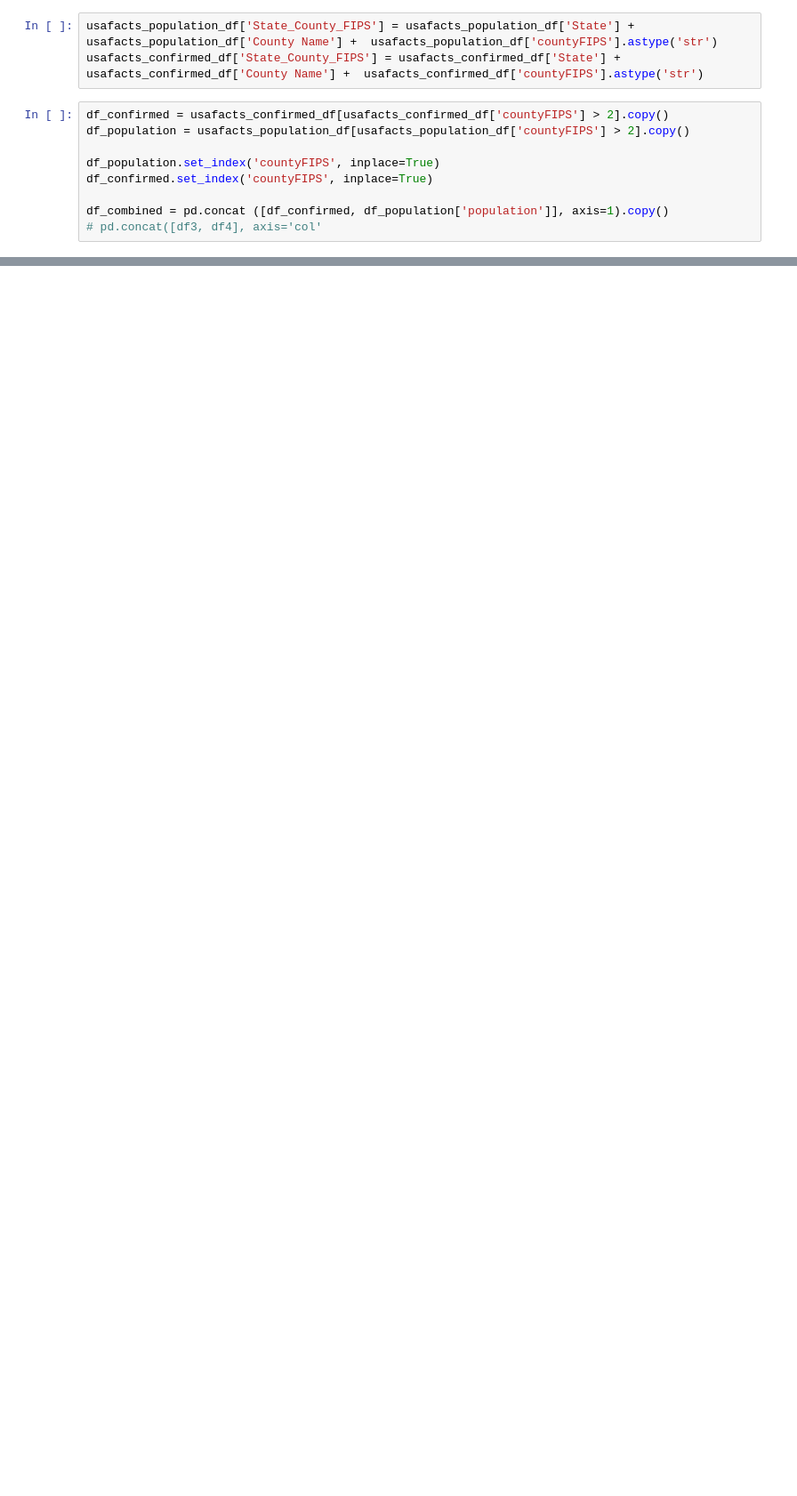
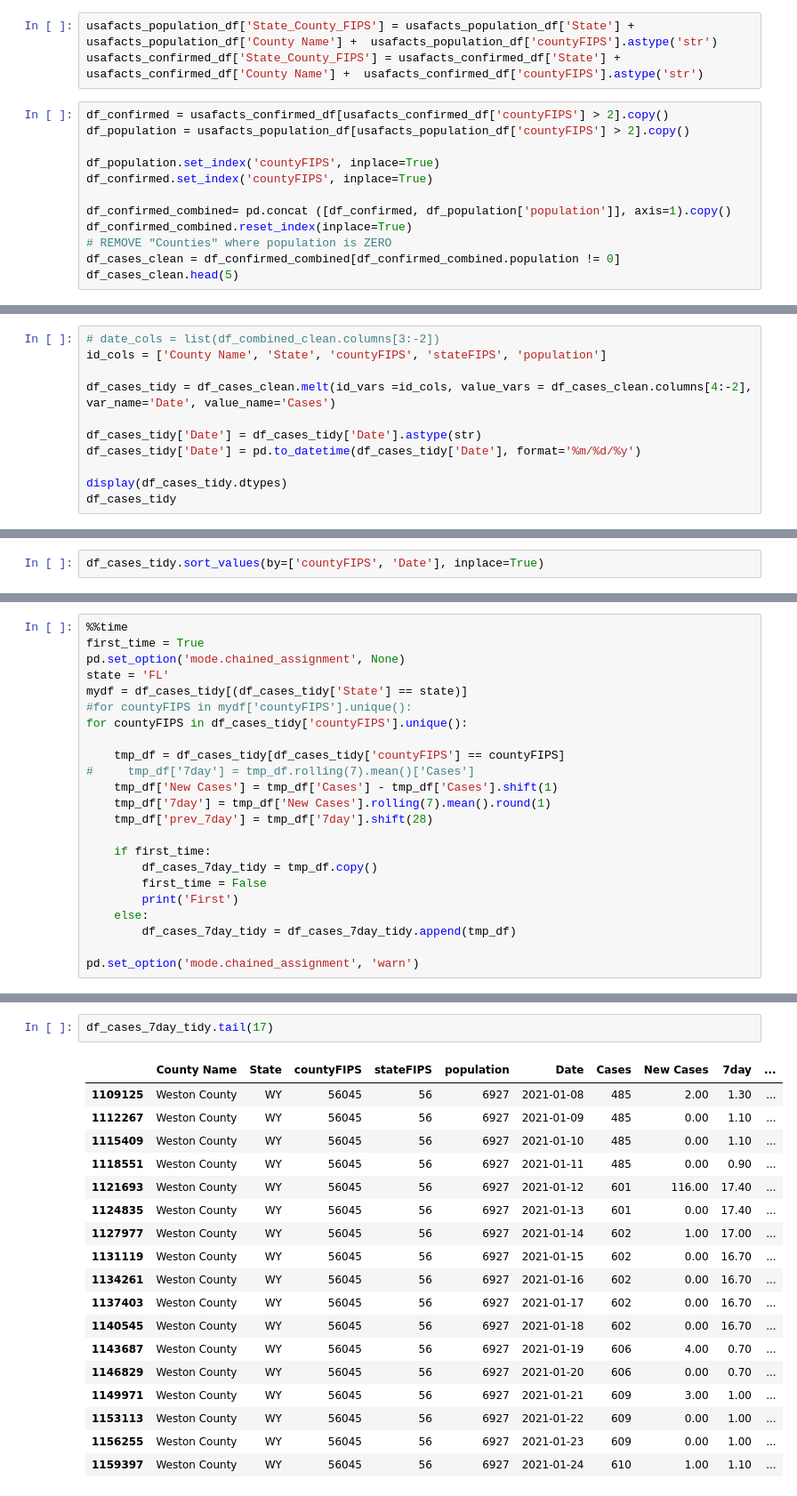
Before and after one commit to JaviThomas/Covid-County-LTC-Analysis, a Jupyter notebook: County-Analysis/County_hotspots.ipynb, the cells around one changed output, grey strips where cells are left out. Shown at 89% size. Saved outputs shown, nothing was run; the diff lists cells and outputs as text; blank space fills up the shorter version.

```diff
--- a/County-Analysis/County_hotspots.ipynb
+++ b/County-Analysis/County_hotspots.ipynb
@@ -20,5 +35,8 @@ df_population = usafacts_population_df[usafacts_population_df['countyFIPS'] > 2]
 df_population.set_index('countyFIPS', inplace=True)
 df_confirmed.set_index('countyFIPS', inplace=True)
 
-df_combined = pd.concat ([df_confirmed, df_population['population']], axis=1).copy()
-# pd.concat([df3, df4], axis='col'
+df_confirmed_combined= pd.concat ([df_confirmed, df_population['population']], axis=1).copy()
+df_confirmed_combined.reset_index(inplace=True)
+# REMOVE "Counties" where population is ZERO
+df_cases_clean = df_confirmed_combined[df_confirmed_combined.population != 0]
+df_cases_clean.head(5)
@@ -47,0 +50,11 @@ Name: population, dtype: int64
+# %%
+# date_cols = list(df_combined_clean.columns[3:-2])
+id_cols = ['County Name', 'State', 'countyFIPS', 'stateFIPS', 'population']
+
+df_cases_tidy = df_cases_clean.melt(id_vars =id_cols, value_vars = df_cases_clean.columns[4:-2], var_name='Date', value_name='Cases')
+
+df_cases_tidy['Date'] = df_cases_tidy['Date'].astype(str)
+df_cases_tidy['Date'] = pd.to_datetime(df_cases_tidy['Date'], format='%m/%d/%y')
+
+display(df_cases_tidy.dtypes)
+df_cases_tidy
@@ -153,0 +86,2 @@ df_combined_clean
+# %%
+df_cases_tidy.sort_values(by=['countyFIPS', 'Date'], inplace=True)
@@ -153,0 +90,23 @@ df_combined_clean
+# %%
+%%time
+first_time = True
+pd.set_option('mode.chained_assignment', None)
+state = 'FL'
+mydf = df_cases_tidy[(df_cases_tidy['State'] == state)]
+#for countyFIPS in mydf['countyFIPS'].unique():
+for countyFIPS in df_cases_tidy['countyFIPS'].unique():
+
+    tmp_df = df_cases_tidy[df_cases_tidy['countyFIPS'] == countyFIPS]
+#     tmp_df['7day'] = tmp_df.rolling(7).mean()['Cases']
+    tmp_df['New Cases'] = tmp_df['Cases'] - tmp_df['Cases'].shift(1)
+    tmp_df['7day'] = tmp_df['New Cases'].rolling(7).mean().round(1)
+    tmp_df['prev_7day'] = tmp_df['7day'].shift(28)
+
+    if first_time:
+        df_cases_7day_tidy = tmp_df.copy()
+        first_time = False
+        print('First')
+    else:
+        df_cases_7day_tidy = df_cases_7day_tidy.append(tmp_df)
+
+pd.set_option('mode.chained_assignment', 'warn')
@@ -153,0 +122,21 @@ df_combined_clean
+# %%
+df_cases_7day_tidy.tail(17)
+# %% [output]
+|  | County Name | State | countyFIPS | stateFIPS | population | Date | Cases | New Cases | 7day | ... |
+| 1109125 | Weston County | WY | 56045 | 56 | 6927 | 2021-01-08 | 485 | 2.00 | 1.30 | ... |
+| 1112267 | Weston County | WY | 56045 | 56 | 6927 | 2021-01-09 | 485 | 0.00 | 1.10 | ... |
+| 1115409 | Weston County | WY | 56045 | 56 | 6927 | 2021-01-10 | 485 | 0.00 | 1.10 | ... |
+| 1118551 | Weston County | WY | 56045 | 56 | 6927 | 2021-01-11 | 485 | 0.00 | 0.90 | ... |
+| 1121693 | Weston County | WY | 56045 | 56 | 6927 | 2021-01-12 | 601 | 116.00 | 17.40 | ... |
+| 1124835 | Weston County | WY | 56045 | 56 | 6927 | 2021-01-13 | 601 | 0.00 | 17.40 | ... |
+| 1127977 | Weston County | WY | 56045 | 56 | 6927 | 2021-01-14 | 602 | 1.00 | 17.00 | ... |
+| 1131119 | Weston County | WY | 56045 | 56 | 6927 | 2021-01-15 | 602 | 0.00 | 16.70 | ... |
+| 1134261 | Weston County | WY | 56045 | 56 | 6927 | 2021-01-16 | 602 | 0.00 | 16.70 | ... |
+| 1137403 | Weston County | WY | 56045 | 56 | 6927 | 2021-01-17 | 602 | 0.00 | 16.70 | ... |
+| 1140545 | Weston County | WY | 56045 | 56 | 6927 | 2021-01-18 | 602 | 0.00 | 16.70 | ... |
+| 1143687 | Weston County | WY | 56045 | 56 | 6927 | 2021-01-19 | 606 | 4.00 | 0.70 | ... |
+| 1146829 | Weston County | WY | 56045 | 56 | 6927 | 2021-01-20 | 606 | 0.00 | 0.70 | ... |
+| 1149971 | Weston County | WY | 56045 | 56 | 6927 | 2021-01-21 | 609 | 3.00 | 1.00 | ... |
+| 1153113 | Weston County | WY | 56045 | 56 | 6927 | 2021-01-22 | 609 | 0.00 | 1.00 | ... |
+| 1156255 | Weston County | WY | 56045 | 56 | 6927 | 2021-01-23 | 609 | 0.00 | 1.00 | ... |
+| 1159397 | Weston County | WY | 56045 | 56 | 6927 | 2021-01-24 | 610 | 1.00 | 1.10 | ... |
```
Also changed, not shown: parts of 26 cells of this notebook, 2 other files.
